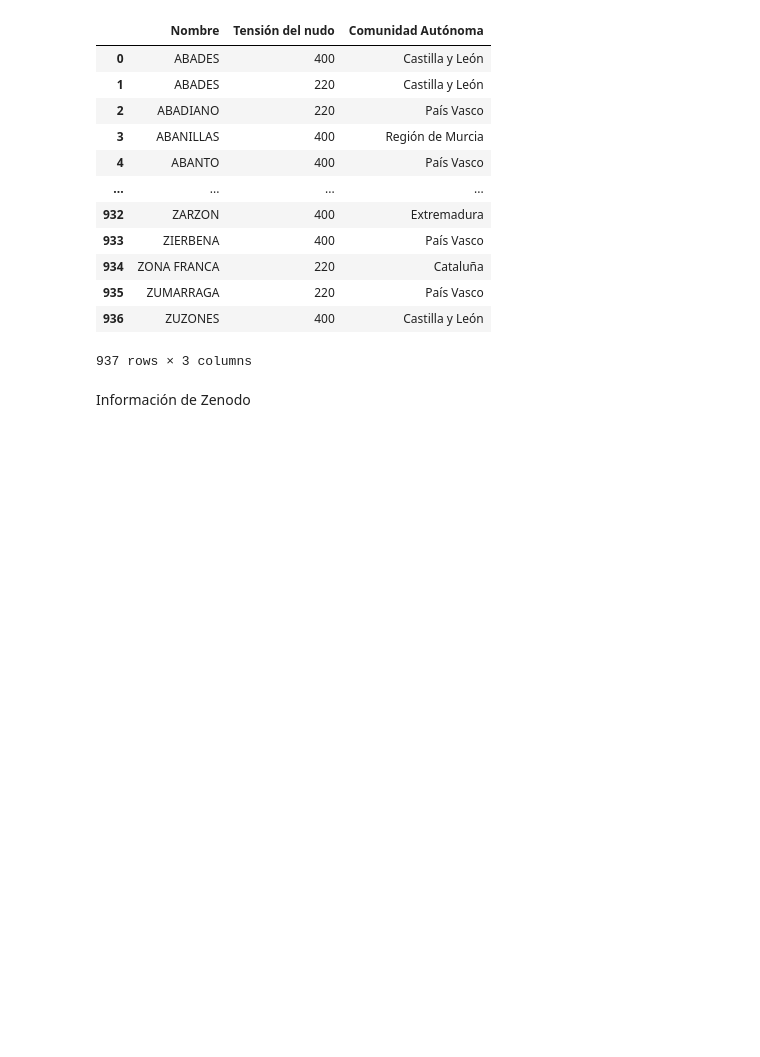
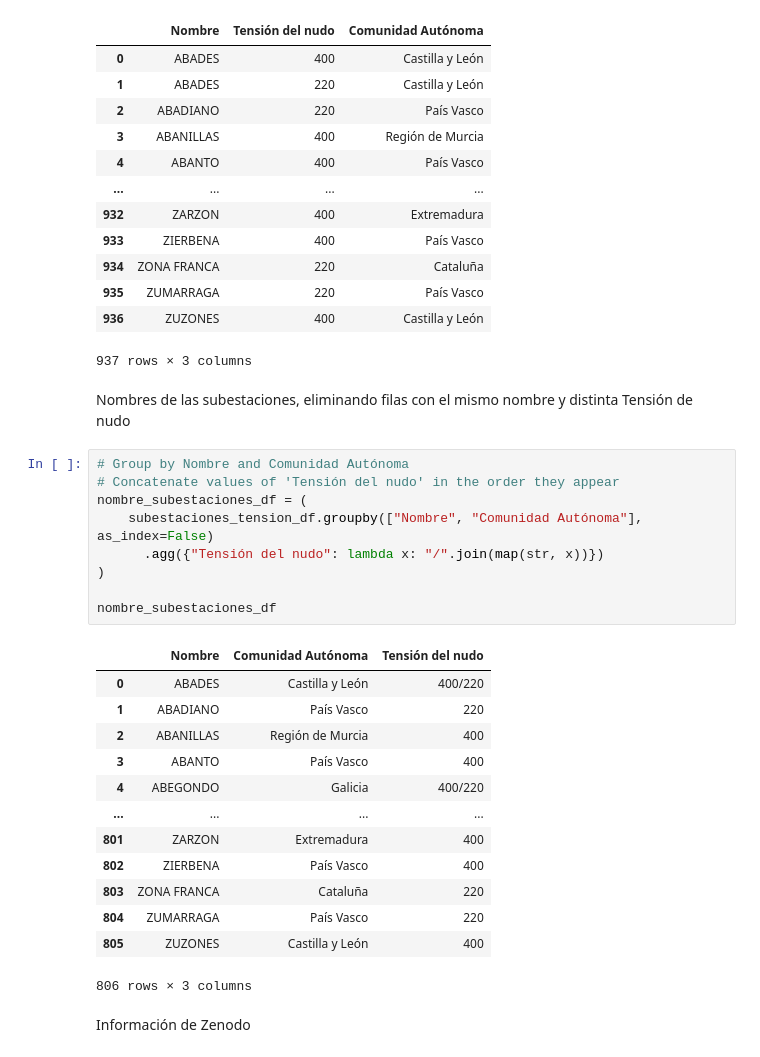
Before and after one commit to jacubero/SEE, a Jupyter notebook: Transporte/transporte.ipynb, the cells around one changed output. Drawn from its saved outputs; the diff is of its cells as text; blank space fills up the shorter version.

```diff
--- a/Transporte/transporte.ipynb
+++ b/Transporte/transporte.ipynb
@@ -130,6 +137,31 @@ subestaciones_tension_df
 | 935 | ZUMARRAGA | 220 | País Vasco |
 | 936 | ZUZONES | 400 | Castilla y León |
 937 rows × 3 columns
+# %% [markdown]
+Nombres de las subestaciones, eliminando filas con el mismo nombre y distinta Tensión de nudo
+# %%
+# Group by Nombre and Comunidad Autónoma
+# Concatenate values of 'Tensión del nudo' in the order they appear
+nombre_subestaciones_df = (
+    subestaciones_tension_df.groupby(["Nombre", "Comunidad Autónoma"], as_index=False)
+      .agg({"Tensión del nudo": lambda x: "/".join(map(str, x))})
+)
+
+nombre_subestaciones_df
+# %% [output]
+|  | Nombre | Comunidad Autónoma | Tensión del nudo |
+| 0 | ABADES | Castilla y León | 400/220 |
+| 1 | ABADIANO | País Vasco | 220 |
+| 2 | ABANILLAS | Región de Murcia | 400 |
+| 3 | ABANTO | País Vasco | 400 |
+| 4 | ABEGONDO | Galicia | 400/220 |
+| ... | ... | ... | ... |
+| 801 | ZARZON | Extremadura | 400 |
+| 802 | ZIERBENA | País Vasco | 400 |
+| 803 | ZONA FRANCA | Cataluña | 220 |
+| 804 | ZUMARRAGA | País Vasco | 220 |
+| 805 | ZUZONES | Castilla y León | 400 |
+806 rows × 3 columns
 # %% [markdown]
 Información de Zenodo
 # %%
```
Also changed, not shown: parts of 1 cell of this notebook, 2 other files.
